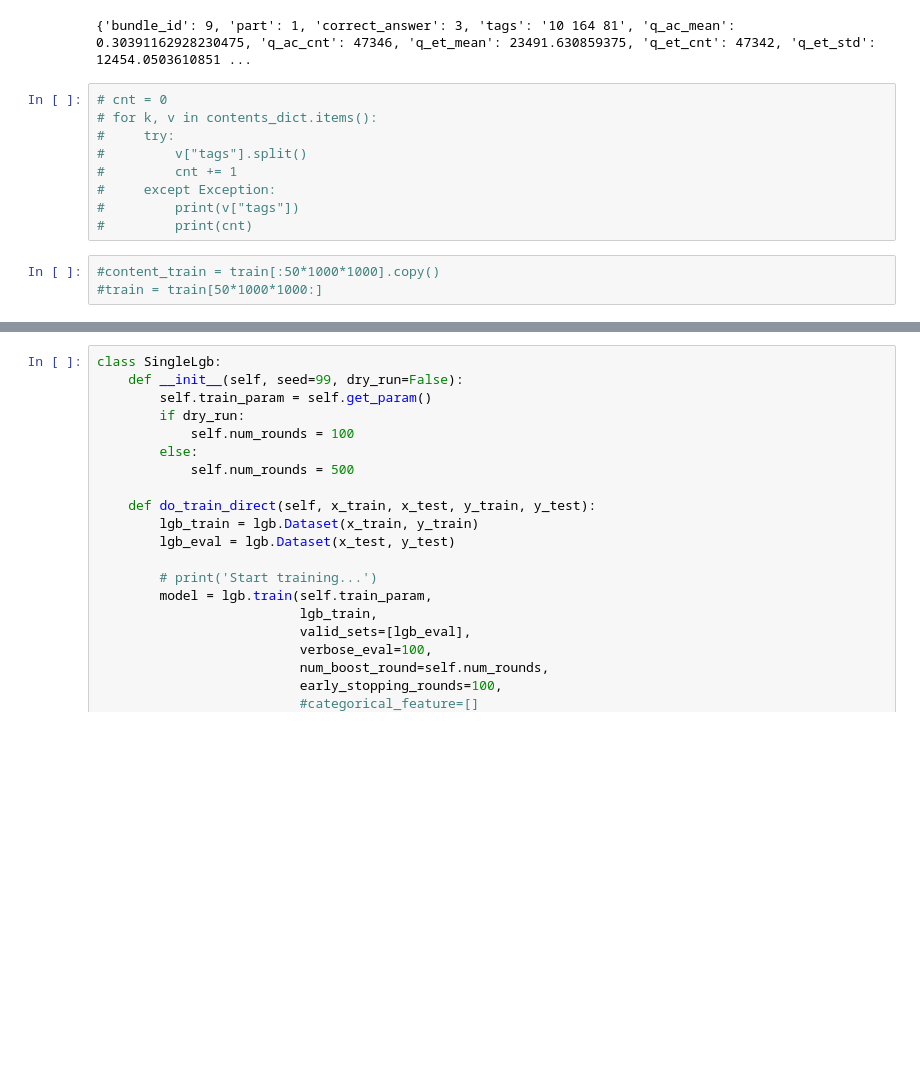
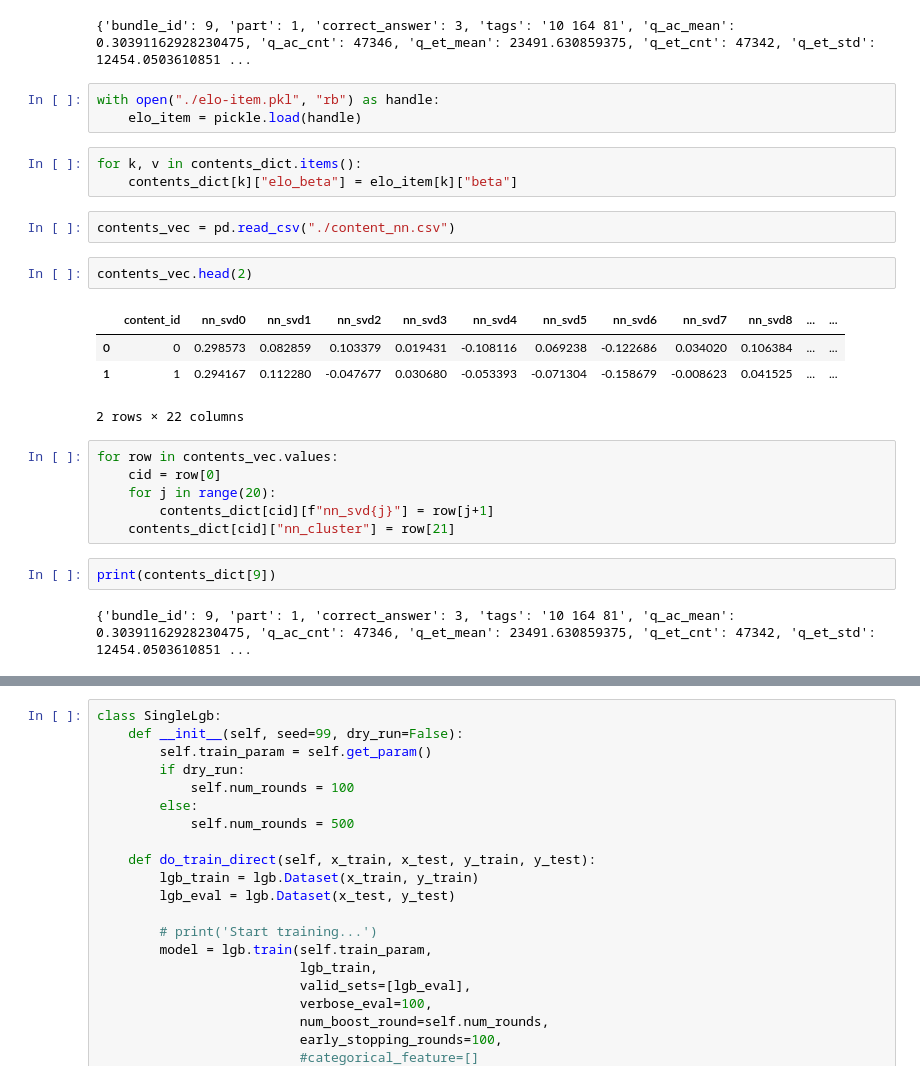
Before and after one commit to backonhighway/gm_riiid, a Jupyter notebook: classed-test_feats.ipynb, the cells around one changed output, grey strips where cells are left out. Drawn from its saved outputs; the diff is of its cells as text; blank space fills up the shorter version.

```diff
--- a/classed-test_feats.ipynb
+++ b/classed-test_feats.ipynb
@@ -886,18 +739,31 @@ print(len(contents_dict))
 print(contents_dict[9])
 # %% [output]
 {'bundle_id': 9, 'part': 1, 'correct_answer': 3, 'tags': '10 164 81', 'q_ac_mean': 0.30391162928230475, 'q_ac_cnt': 47346, 'q_et_mean': 23491.630859375, 'q_et_cnt': 47342, 'q_et_std': 12454.0503610851 ...
-# %%
-# cnt = 0
-# for k, v in contents_dict.items():
-#     try:
-#         v["tags"].split()
-#         cnt += 1
-#     except Exception:
-#         print(v["tags"])
-#         print(cnt)
-# %%
-#content_train = train[:50*1000*1000].copy()
-#train = train[50*1000*1000:]
+# %%
+with open("./elo-item.pkl", "rb") as handle:
+    elo_item = pickle.load(handle)
+# %%
+for k, v in contents_dict.items():
+    contents_dict[k]["elo_beta"] = elo_item[k]["beta"]
+# %%
+contents_vec = pd.read_csv("./content_nn.csv")
+# %%
+contents_vec.head(2)
+# %% [output]
+|  | content_id | nn_svd0 | nn_svd1 | nn_svd2 | nn_svd3 | nn_svd4 | nn_svd5 | nn_svd6 | nn_svd7 | nn_svd8 | ... | ... |
+| 0 | 0 | 0.298573 | 0.082859 | 0.103379 | 0.019431 | -0.108116 | 0.069238 | -0.122686 | 0.034020 | 0.106384 | ... | ... |
+| 1 | 1 | 0.294167 | 0.112280 | -0.047677 | 0.030680 | -0.053393 | -0.071304 | -0.158679 | -0.008623 | 0.041525 | ... | ... |
+2 rows × 22 columns
+# %%
+for row in contents_vec.values:
+    cid = row[0]
+    for j in range(20):
+        contents_dict[cid][f"nn_svd{j}"] = row[j+1]
+    contents_dict[cid]["nn_cluster"] = row[21]
+# %%
+print(contents_dict[9])
+# %% [output]
+{'bundle_id': 9, 'part': 1, 'correct_answer': 3, 'tags': '10 164 81', 'q_ac_mean': 0.30391162928230475, 'q_ac_cnt': 47346, 'q_et_mean': 23491.630859375, 'q_et_cnt': 47342, 'q_et_std': 12454.0503610851 ...
 # %%
 print(len(train))
 # %% [output]
```
Also changed, not shown: parts of 52 cells of this notebook, 5 other files.
